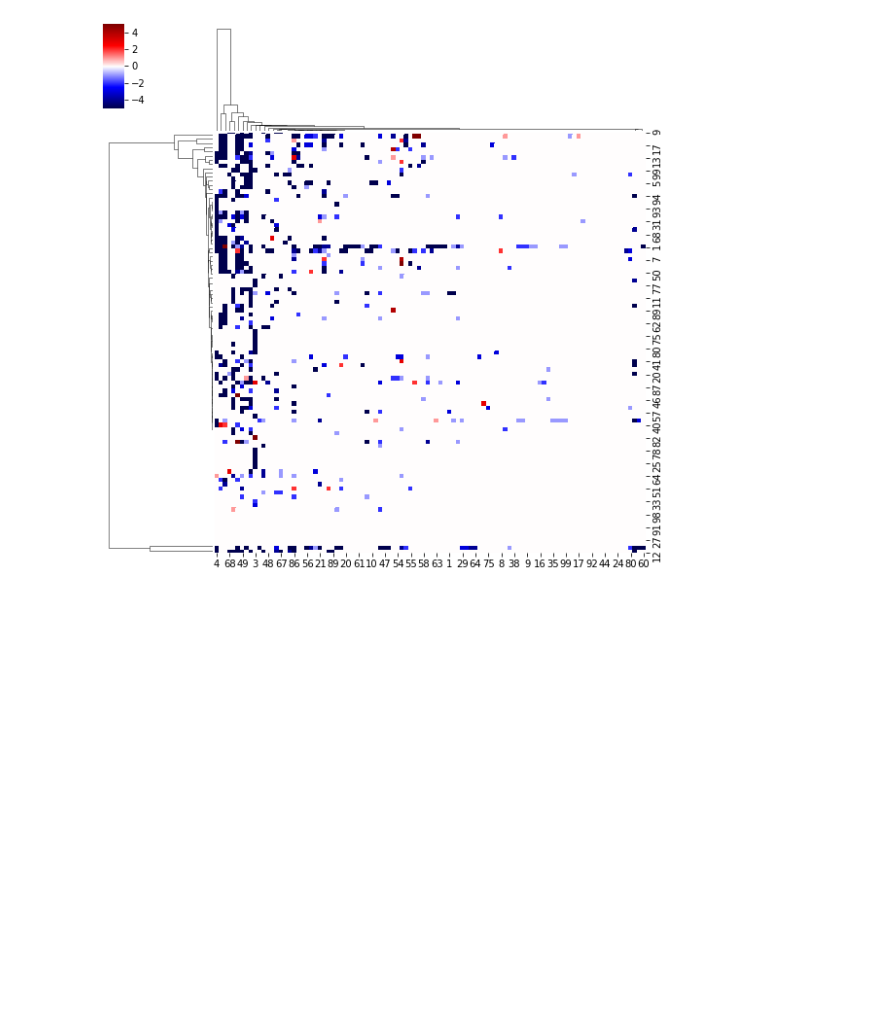
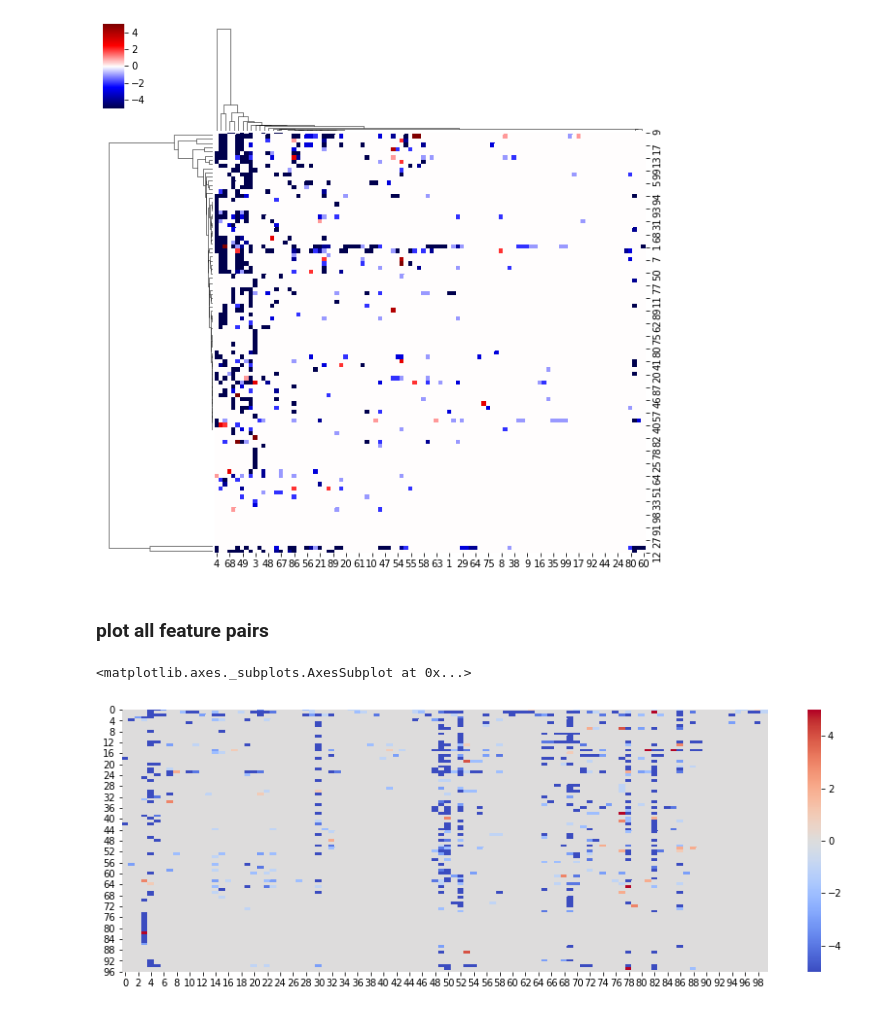
Before and after one commit to Shunling/Insight_HealthDataScience, a Jupyter notebook: Projects/P3/EDA_2.ipynb, the cells around one changed output. Cells and saved outputs as stored; diff of their text form; code cells hidden in the pictures; blank space fills up the shorter version.

Commit message:
plot all clustermap

```diff
--- a/Projects/P3/EDA_2.ipynb
+++ b/Projects/P3/EDA_2.ipynb
@@ -573,3 +573,39 @@ clustermap(pairs[:100,:100],vmin=-5, vmax=5,cmap='seismic')
 # %% [output]
 <seaborn.matrix.ClusterGrid at 0x...>
 [figure]
+# %% [markdown]
+### plot all feature pairs
+# %%
+def counting(col1,col2):
+    counts = {}
+    for x,y,label in zip(df[col1],df[col2],df['label']):
+        if (x,y) in counts:
+            if label:
+                counts[(x,y)] += 1
+            else:
+                counts[(x,y)] -= 1
+        else:
+            if label:
+                counts[(x,y)] = 1
+            else:
+                counts[(x,y)] = -1
+    return counts
+# %%
+def to_2dmap(col1,col2,counts):
+    x = sorted(df[col2].unique())
+    y = sorted(df[col1].unique())
+    pairs = np.zeros((len(y),len(x)))
+
+    for i in range(len(y)):
+        for j in range(len(x)):
+            if (y[i],x[j]) in counts:
+                pairs[i][j] = counts[(y[i],x[j])]
+    return pairs
+# %%
+pair_provider_care = to_2dmap('provider_id','care_id',counting('provider_id','care_id'))
+# %%
+plt.figure(figsize=(15,5))
+heatmap(pair_provider_care[:100,:100], vmin=-5,vmax=5,cmap='coolwarm')
+# %% [output]
+<matplotlib.axes._subplots.AxesSubplot at 0x...>
+[figure, added]
```
Also changed, not shown: parts of 2 cells of this notebook.
